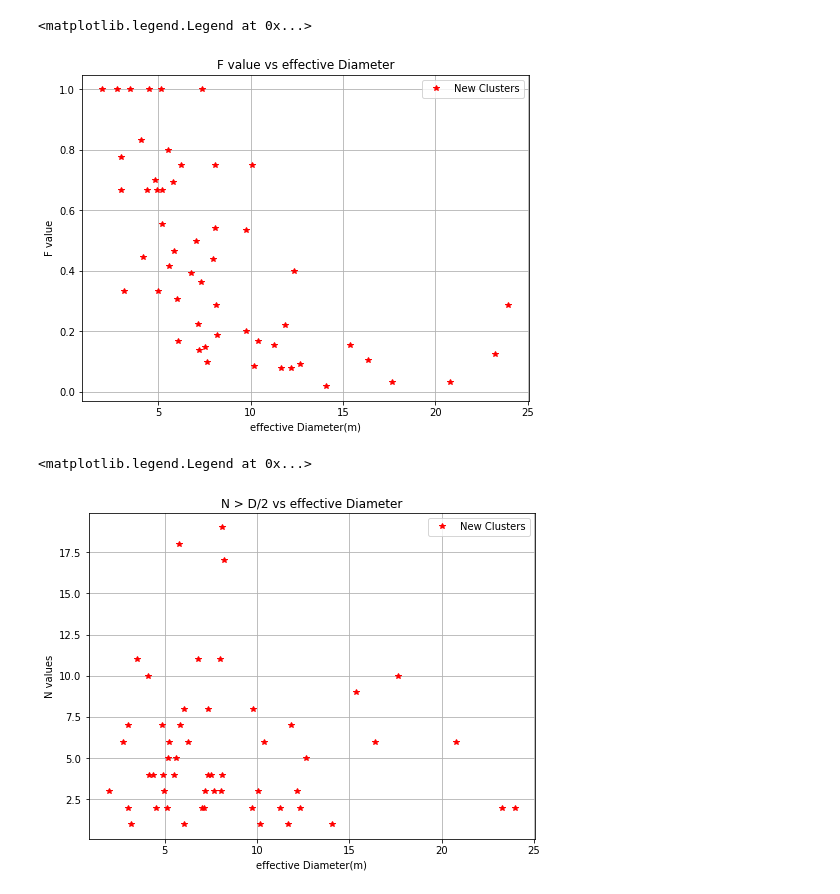
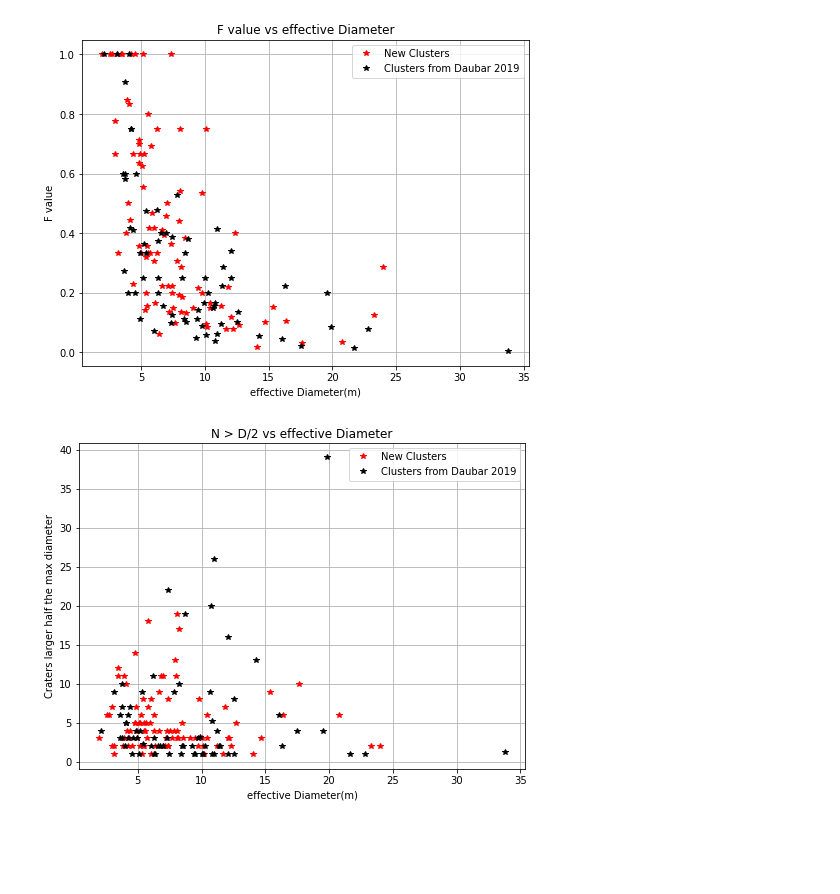
Before and after one commit to Jeschenfelder/CraterClusterTools, a Jupyter notebook: PlottingClusters.ipynb, the cells around one changed output. Drawn from its saved outputs; the diff is of its cells as text; code cells hidden in the pictures; blank space fills up the shorter version.

Commit message:
Plotting data

```diff
--- a/PlottingClusters.ipynb
+++ b/PlottingClusters.ipynb
@@ -5,16 +5,22 @@ import numpy as np
 import math as mt
 # %%
 df_parameters = pd.read_excel('C:/Users/jae4518/OneDrive - Imperial College London/HiRise_Images_Clusters/ClustersDataSheet/NewClustersParameters.xlsx')
+daubar_parameters = pd.read_excel('C:/Users/jae4518/OneDrive - Imperial College London/HiRise_Images_Clusters/ClustersDataSheet/DataDaubar2019.xlsx', sheet_name = 'Supplemental Table 2')
 # %%
 #effective diameter vs number of craters:
 d_eff =np.array(df_parameters['d_eff'].values)
 crater_no = np.array(df_parameters['Number_Craters'].values)
+d_effD = np.array(daubar_parameters['Effective Diameter (m)'].values)
+crater_noD = np.array(daubar_parameters['N craters'].values)
 fig = plt.figure(figsize=(8, 6))
 ax = fig.add_subplot(111)
 ax.plot(crater_no,d_eff, 'r*', label = 'New Clusters') #plotting new clusters
+ax.plot(crater_noD,d_effD, 'k*', label = 'Clusters from Daubar 2019') #plotting new clusters
 ax.set_xlabel('Number of Craters')
 ax.set_ylabel('effective Diameter (m)')
 ax.set_title('effective Diameter vs Number of Craters')
 ax.grid('k')
 ax.legend(loc = 'best')
+
+fig.savefig('DiametervsNoCraters.png')
 # %% [output]
@@ -23,31 +28,38 @@ ax.legend(loc = 'best')
 # %%
 #F-value vs effective diameter:
 F_values = np.array(df_parameters['F_value'].values)
+F_valuesD = np.array(daubar_parameters['F_value'].values)
 fig = plt.figure(figsize=(8, 6))
 ax = fig.add_subplot(111)
 ax.plot(d_eff, F_values, 'r*', label = 'New Clusters') #plotting new clusters
+ax.plot(d_effD, F_valuesD, 'k*', label = 'Clusters from Daubar 2019') #plotting new clusters
 ax.set_xlabel('effective Diameter(m)')
 ax.set_ylabel('F value')
 ax.set_title('F value vs effective Diameter')
 ax.grid('k')
 ax.legend(loc = 'best')
+fig.savefig('Fvalue.png')
 # %% [output]
-<matplotlib.legend.Legend at 0x...>
-[figure, old version]
+[figure, new version]
 # %%
 #N vs effective diameter:
 N_array = np.array(df_parameters['N>D/2'].values)
+ND = []
+for n in range(0, len(crater_noD)):
+    Nlarger = crater_noD[n]*F_valuesD[n]
+    ND.append(Nlarger)
 fig = plt.figure(figsize=(8, 6))
 ax = fig.add_subplot(111)
 ax.plot(d_eff, N_array, 'r*', label = 'New Clusters') #plotting new clusters
+ax.plot(d_effD, ND, 'k*', label = 'Clusters from Daubar 2019') #plotting new clusters
 ax.set_xlabel('effective Diameter(m)')
-ax.set_ylabel('N values')
+ax.set_ylabel('Craters larger half the max diameter')
 ax.set_title('N > D/2 vs effective Diameter')
 ax.grid('b')
 ax.legend(loc = 'best')
+fig.savefig('Nlarger.png')
 # %% [output]
-<matplotlib.legend.Legend at 0x...>
-[figure, old version]
+[figure, new version]
 # %%
 #Dispersion vs effective diameter:
 disp = np.array(df_parameters['Dispersion'].values)
```
Also changed, not shown: parts of 4 cells of this notebook, 5 other files.
